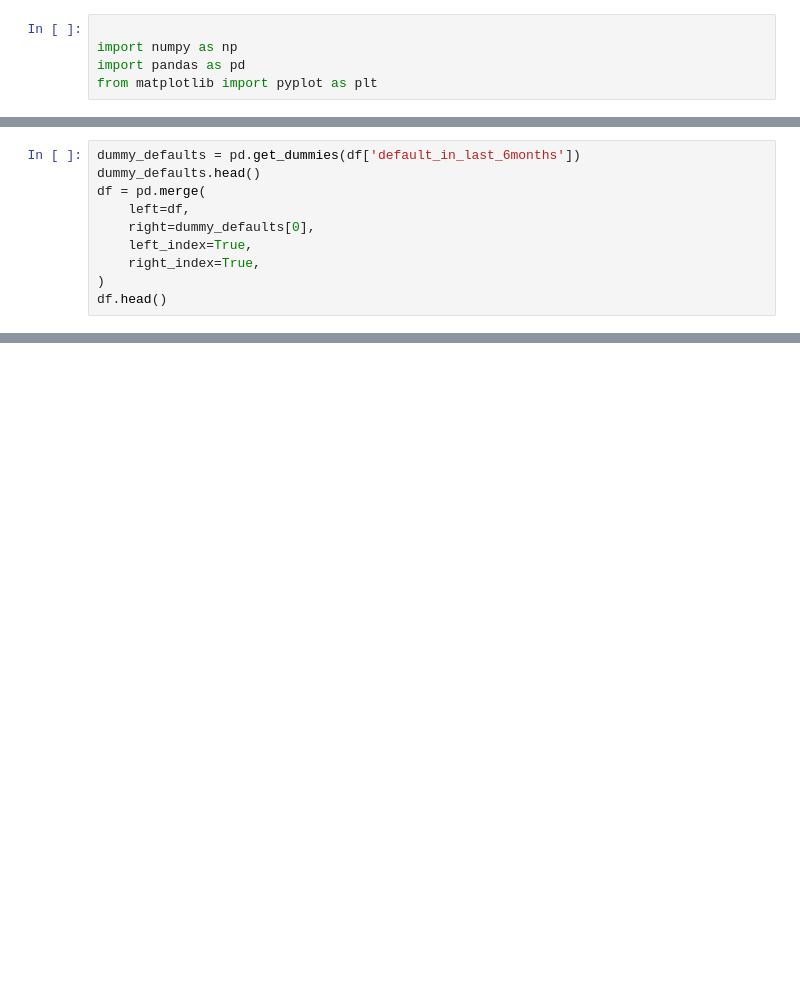
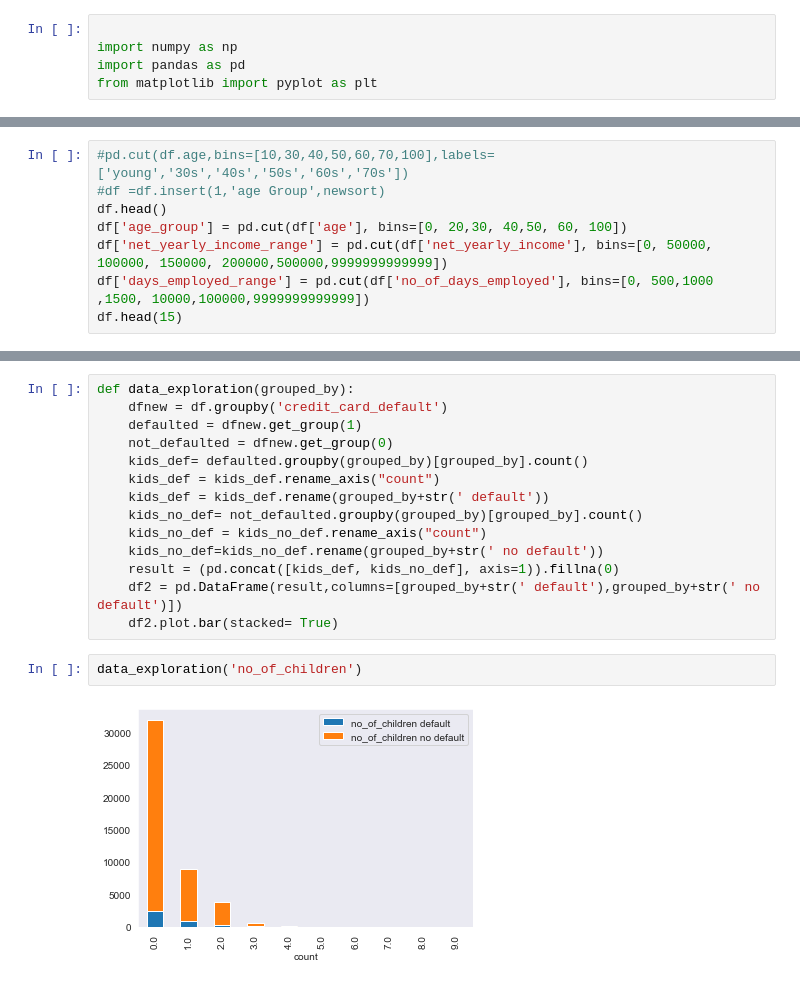
Before and after one commit to EMAT31530/ai-group-project-group-28, a Jupyter notebook: Amex_astart.ipynb, the cells around one changed output, grey strips where cells are left out. Drawn from its saved outputs; the diff is of its cells as text; blank space fills up the shorter version.

```diff
--- a/Amex_astart.ipynb
+++ b/Amex_astart.ipynb
@@ -84,10 +42,0 @@ plt.show()
-# %%
-dummy_defaults = pd.get_dummies(df['default_in_last_6months'])
-dummy_defaults.head()
-df = pd.merge(
-    left=df,
-    right=dummy_defaults[0],
-    left_index=True,
-    right_index=True,
-)
-df.head()
@@ -100,0 +47,8 @@ df.head()
+# %%
+#pd.cut(df.age,bins=[10,30,40,50,60,70,100],labels=['young','30s','40s','50s','60s','70s'])
+#df =df.insert(1,'age Group',newsort)
+df.head()
+df['age_group'] = pd.cut(df['age'], bins=[0, 20,30, 40,50, 60, 100])
+df['net_yearly_income_range'] = pd.cut(df['net_yearly_income'], bins=[0, 50000, 100000, 150000, 200000,500000,9999999999999])
+df['days_employed_range'] = pd.cut(df['no_of_days_employed'], bins=[0, 500,1000 ,1500, 10000,100000,9999999999999])
+df.head(15)
@@ -100,0 +73,18 @@ df.head()
+# %%
+def data_exploration(grouped_by):
+    dfnew = df.groupby('credit_card_default')
+    defaulted = dfnew.get_group(1)
+    not_defaulted = dfnew.get_group(0)
+    kids_def= defaulted.groupby(grouped_by)[grouped_by].count()
+    kids_def = kids_def.rename_axis("count")
+    kids_def = kids_def.rename(grouped_by+str(' default'))
+    kids_no_def= not_defaulted.groupby(grouped_by)[grouped_by].count()
+    kids_no_def = kids_no_def.rename_axis("count")
+    kids_no_def=kids_no_def.rename(grouped_by+str(' no default'))
+    result = (pd.concat([kids_def, kids_no_def], axis=1)).fillna(0)
+    df2 = pd.DataFrame(result,columns=[grouped_by+str(' default'),grouped_by+str(' no default')])
+    df2.plot.bar(stacked= True)
+# %%
+data_exploration('no_of_children')
+# %% [output]
+[figure, added]
```
Also changed, not shown: parts of 9 cells of this notebook.
